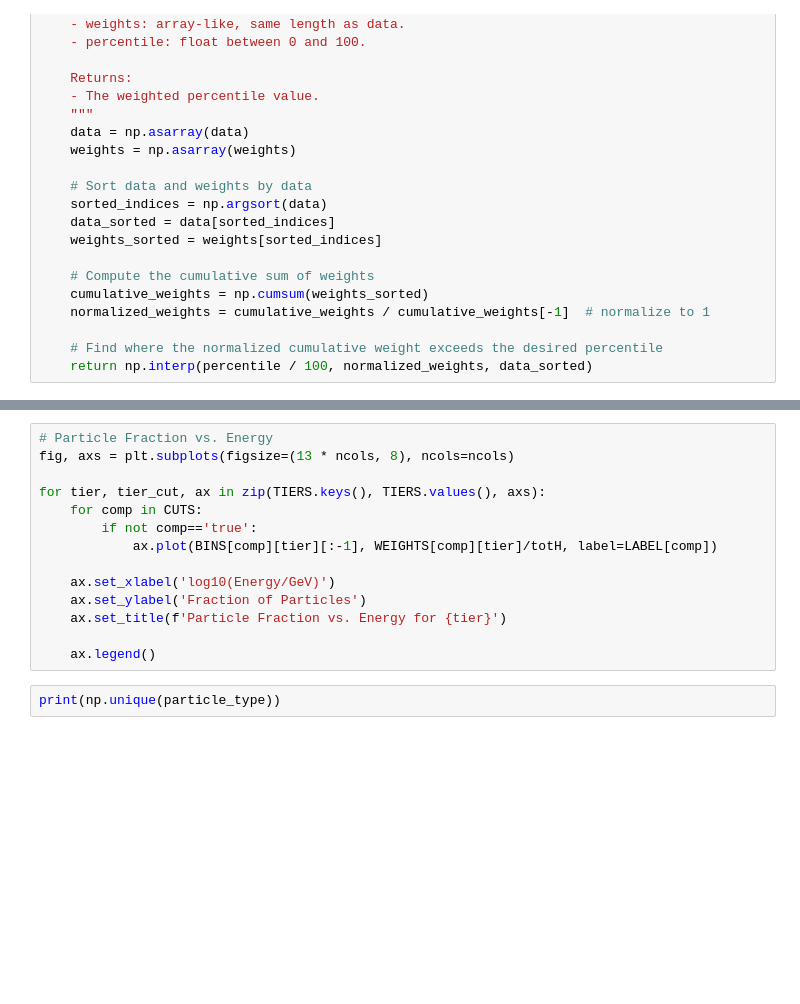
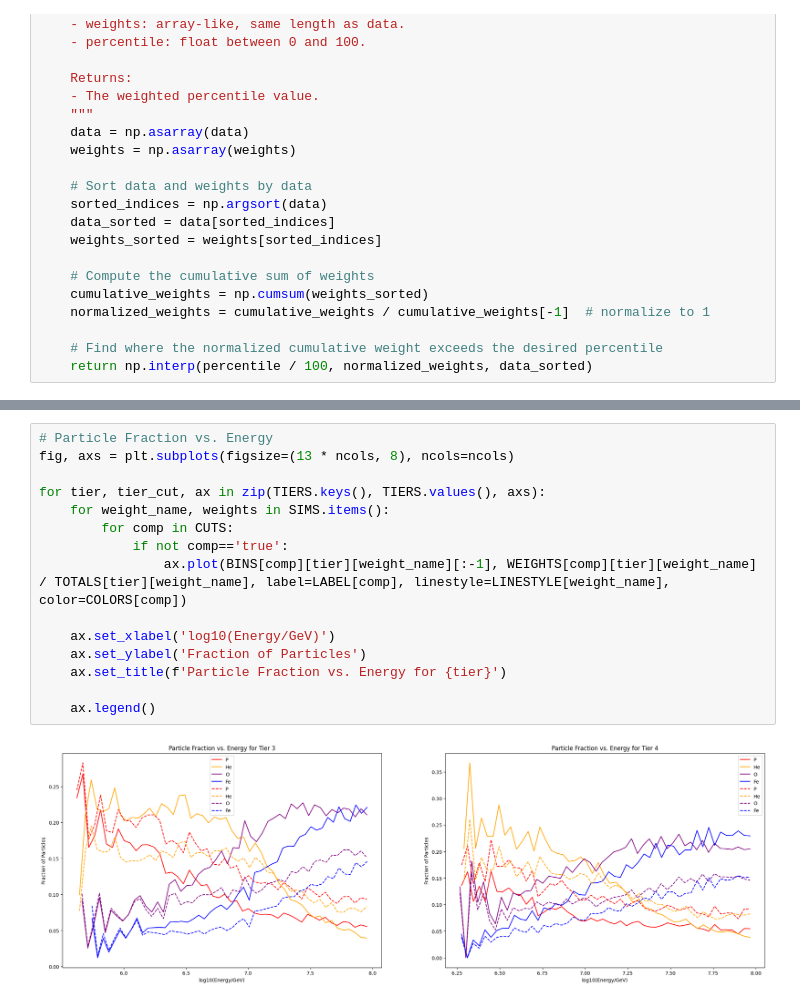
Before and after one commit to fmcnallyi3/it_anisotropy, a Jupyter notebook: rigidity/IceTop_partial_comp_dict.ipynb, the cells around one changed output, grey strips where cells are left out. Cells and saved outputs as stored; diff of their text form; blank space fills up the shorter version.

```diff
--- a/rigidity/IceTop_partial_comp_dict.ipynb
+++ b/rigidity/IceTop_partial_comp_dict.ipynb
@@ -365,17 +329,18 @@ for tier, tier_cut, ax in zip(TIERS.keys(), TIERS.values(), axs):
 # %%
 # Particle Fraction vs. Energy
 fig, axs = plt.subplots(figsize=(13 * ncols, 8), ncols=ncols)
 
 for tier, tier_cut, ax in zip(TIERS.keys(), TIERS.values(), axs):
-    for comp in CUTS:
-        if not comp=='true':
-            ax.plot(BINS[comp][tier][:-1], WEIGHTS[comp][tier]/totH, label=LABEL[comp])
+    for weight_name, weights in SIMS.items():
+        for comp in CUTS:
+            if not comp=='true':
+                ax.plot(BINS[comp][tier][weight_name][:-1], WEIGHTS[comp][tier][weight_name] / TOTALS[tier][weight_name], label=LABEL[comp], linestyle=LINESTYLE[weight_name], color=COLORS[comp])
 
     ax.set_xlabel('log10(Energy/GeV)')
     ax.set_ylabel('Fraction of Particles')
     ax.set_title(f'Particle Fraction vs. Energy for {tier}')
 
     ax.legend()
+# %% [output]
+[figure, added]
-# %%
-print(np.unique(particle_type))
 # %%
```
Also changed, not shown: parts of 9 cells of this notebook.
